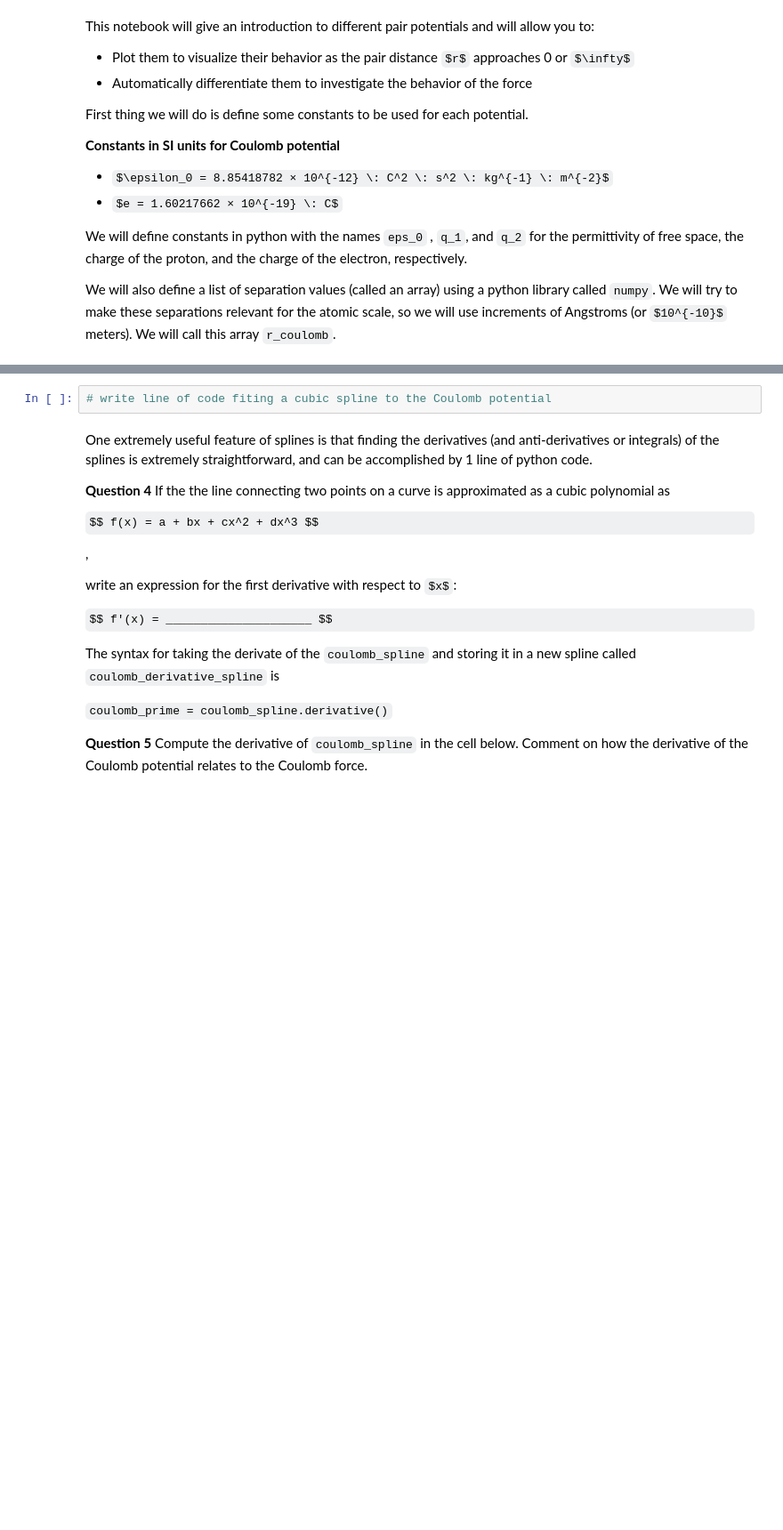
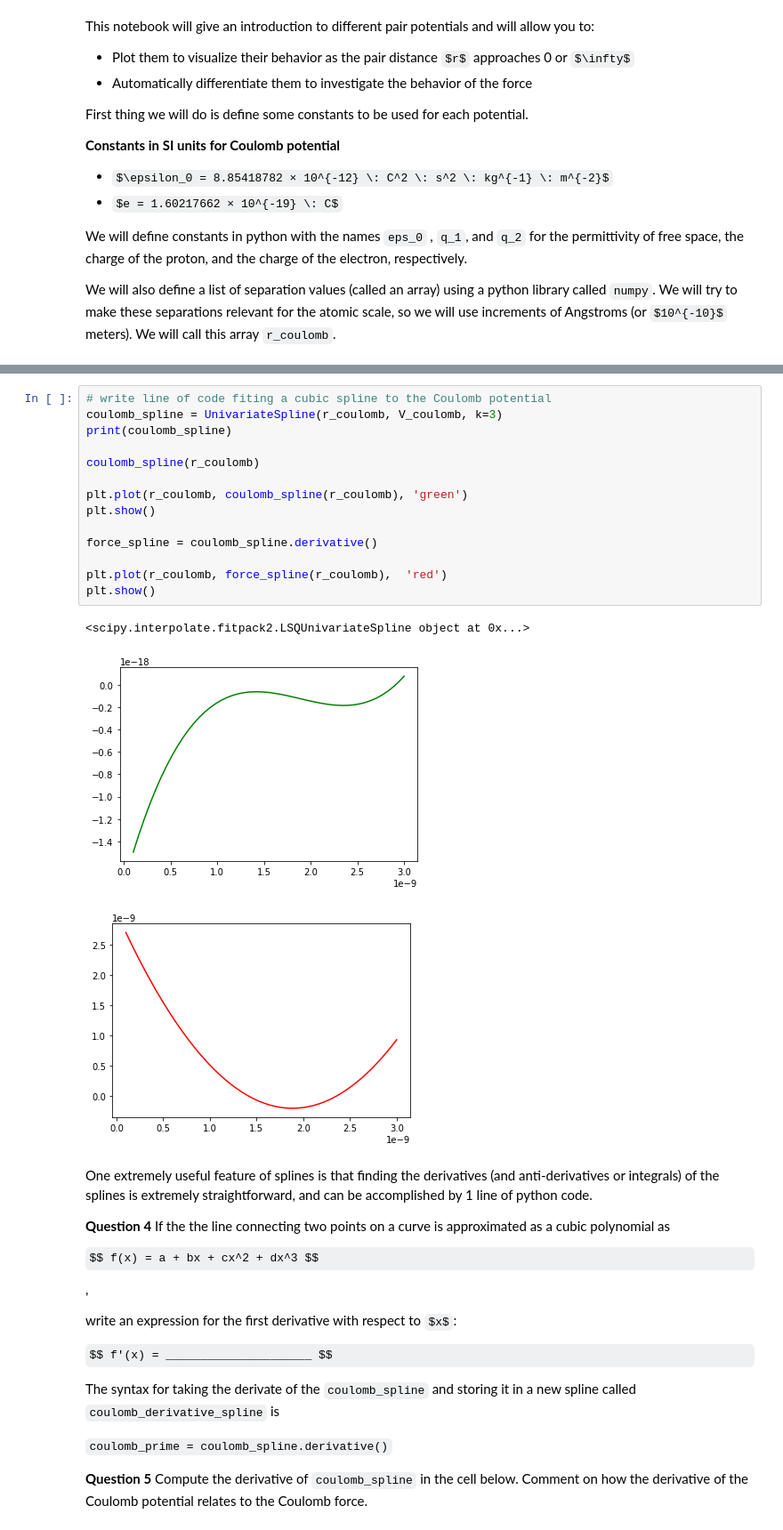
Before and after one commit to FoleyLab/Chem_3150, a Jupyter notebook: 3150 Lab 1 - Pair Potentials.ipynb, the cells around one changed output, grey strips where cells are left out. Shown at 89% size. Cells and saved outputs as stored; diff of their text form; some formulas as TeX source; blank space fills up the shorter version.

```diff
--- a/3150 Lab 1 - Pair Potentials.ipynb
+++ b/3150 Lab 1 - Pair Potentials.ipynb
@@ -52,6 +78,22 @@ where `x_data` refers to the array containing the independent variable data and
 **Question 3** Using your answers to **1** and **2** above, write a line of code that will fit the Coulomb potential to a cubic spline that has the name `coulomb_spline`.
 # %%
 # write line of code fiting a cubic spline to the Coulomb potential
+coulomb_spline = UnivariateSpline(r_coulomb, V_coulomb, k=3)
+print(coulomb_spline)
+
+coulomb_spline(r_coulomb)
+
+plt.plot(r_coulomb, coulomb_spline(r_coulomb), 'green')
+plt.show()
+
+force_spline = coulomb_spline.derivative()
+
+plt.plot(r_coulomb, force_spline(r_coulomb),  'red')
+plt.show()
+# %% [output]
+<scipy.interpolate.fitpack2.LSQUnivariateSpline object at 0x...>
+[figure, added]
+[figure, added]
 # %% [markdown]
 One extremely useful feature of splines is that finding the derivatives (and anti-derivatives or integrals) of the splines is extremely straightforward, and can be accomplished by 1 line of python code.
 
```
Also changed, not shown: parts of 3 cells of this notebook.
